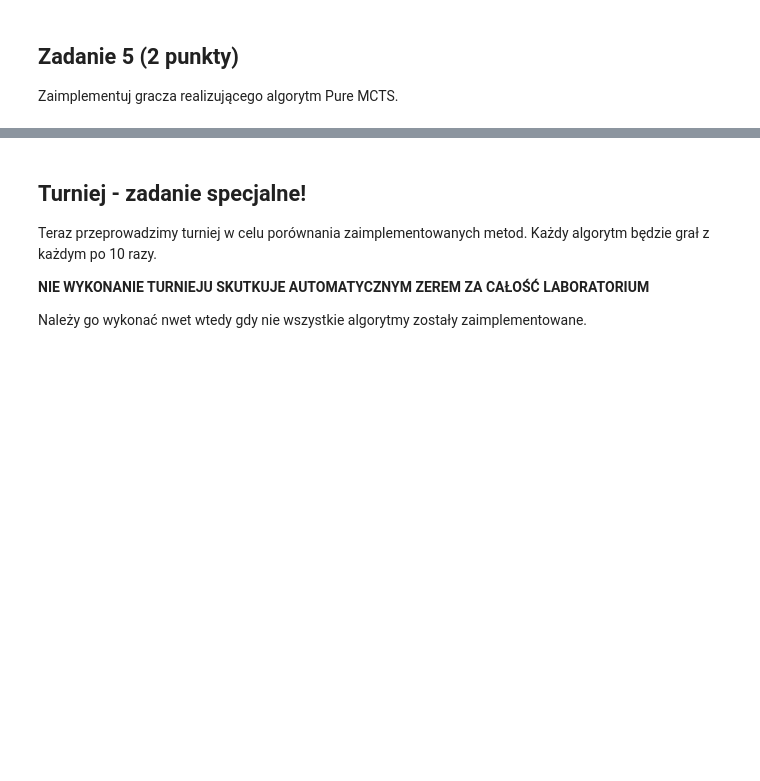
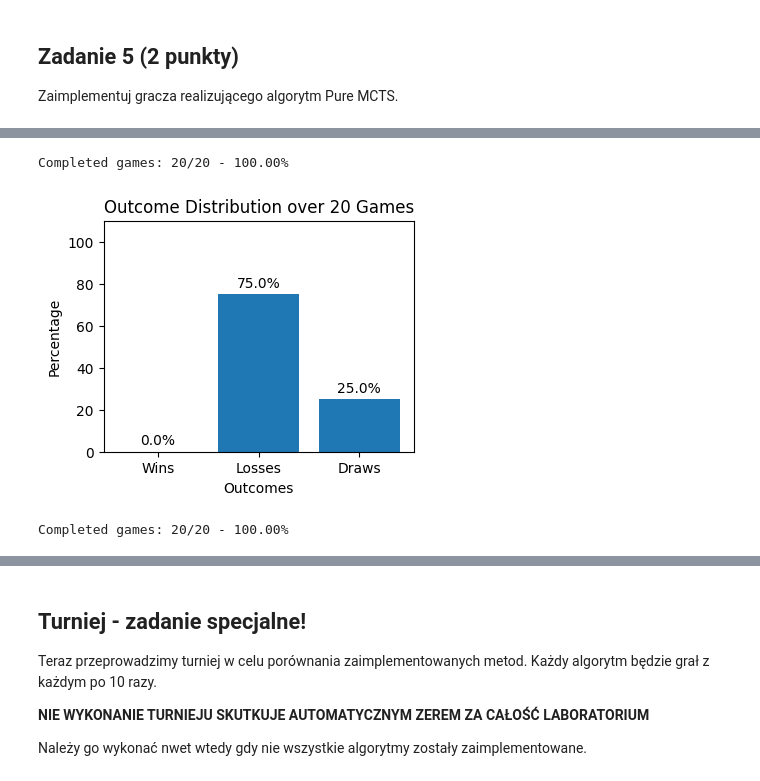
Before and after one commit to Galaktikkon/BAI, a Jupyter notebook: lab6/lab_6.ipynb, the cells around one changed output, grey strips where cells are left out. Saved outputs shown, nothing was run; the diff lists cells and outputs as text; code cells hidden in the pictures; blank space fills up the shorter version.

```diff
--- a/lab6/lab_6.ipynb
+++ b/lab6/lab_6.ipynb
@@ -706,2 +761,19 @@ class MonteCarloPlayer(PlayerInterface):
+# %%
+class PureMonteCarloPlayer(PlayerInterface):
+    def move(self, board, player, verbose=True):
+
+        N = 10000
+
+        best_proba, best_move = pure_monte_carlo(board=board, player=player, N=N)
+
+        probas = np.char.add(np.round(((best_proba/N)*100),2).astype(str), "%")
+
+        if verbose:
+            print(
+                f"\nBest move for {CHARS[player]} with probas [win, draw, loss]: {probas} is {best_move}:{CHARS[player]}"
+            )
+
+        if best_move is not None:
+            board[best_move] = player
 # %%
 %%time
@@ -709,0 +801,18 @@ game.play()
+# %%
+N = 20
+outcomes = get_outcome_distribution(
+    N=N, player1=PureMonteCarloPlayer(), player2=AlphaBetaPlayer()
+)
+# %% [output]
+Completed games: 20/20 - 100.00%
+# %%
+plot_outcome_distribution(N=N, outcomes=outcomes)
+# %% [output]
+[figure, added]
+# %%
+N = 20
+outcomes = get_outcome_distribution(
+    N=N, player2=AlphaBetaPlayer(),player1=PureMonteCarloPlayer()
+)
+# %% [output]
+Completed games: 20/20 - 100.00%
```
Also changed, not shown: parts of 24 cells of this notebook.
